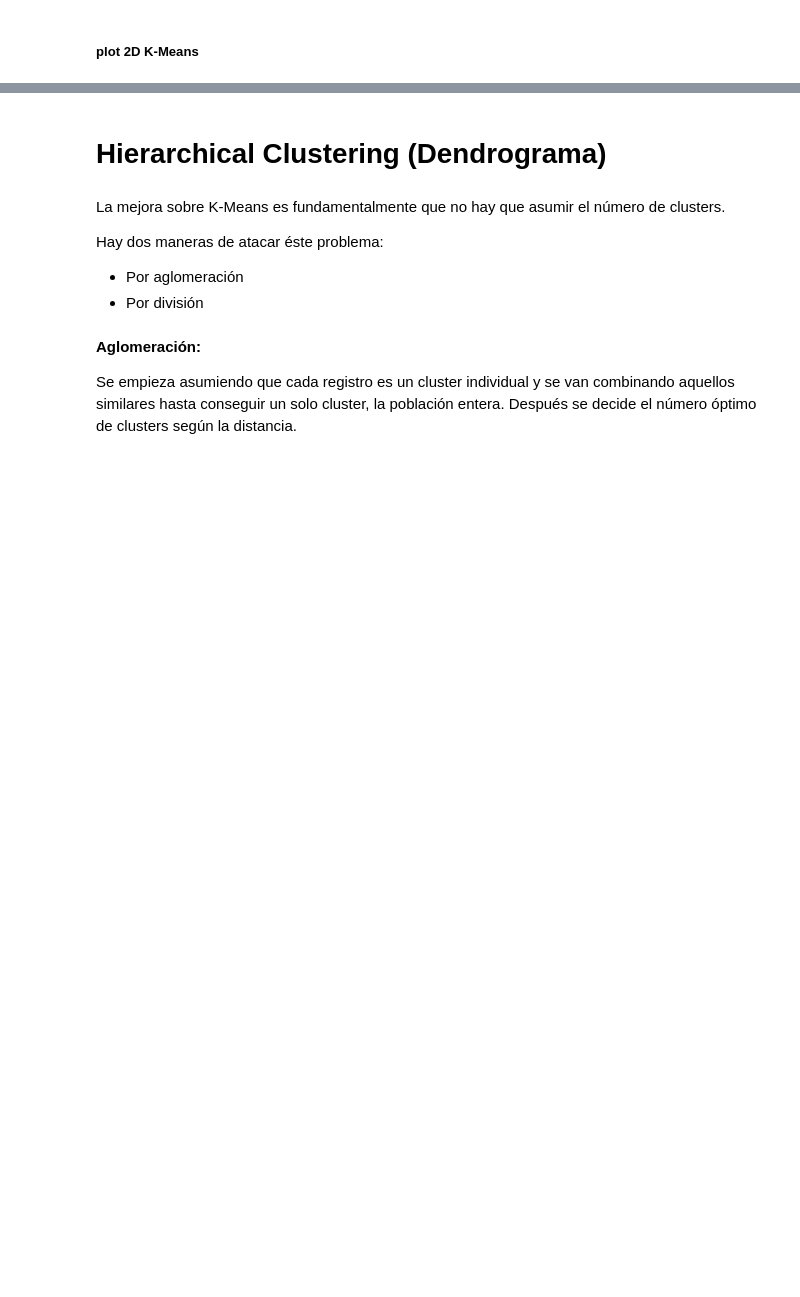
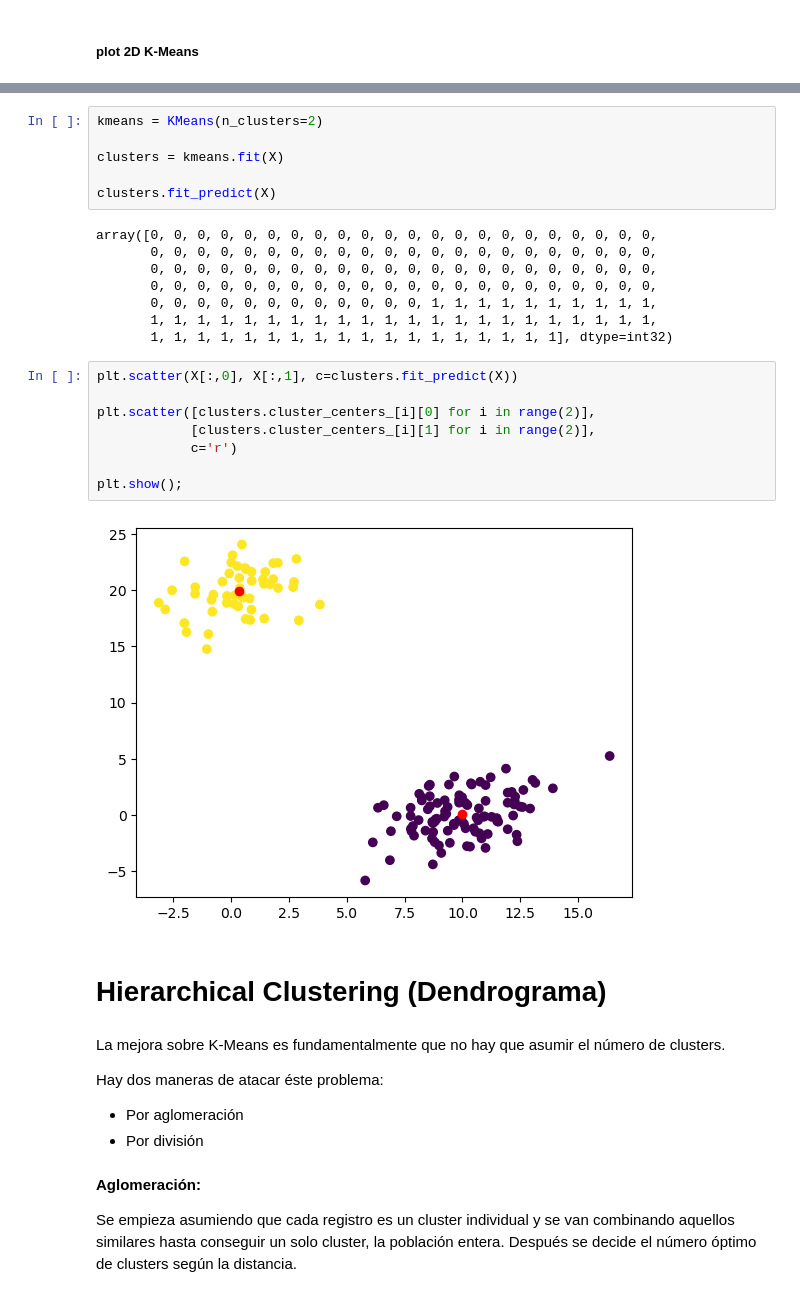
Before and after one commit to Ironhack-Data-Madrid-Octubre-2023/apuntes_clase, a Jupyter notebook: semana_7/4.1 - Intro Unsupervised Learning.ipynb, the cells around one changed output, grey strips where cells are left out. Drawn from its saved outputs; the diff is of its cells as text; blank space fills up the shorter version.

```diff
--- a/semana_7/4.1 - Intro Unsupervised Learning.ipynb
+++ b/semana_7/4.1 - Intro Unsupervised Learning.ipynb
@@ -56,3 +273,27 @@ https://www.naftaliharris.com/blog/visualizing-k-means-clustering/
+# %%
+kmeans = KMeans(n_clusters=2)
+
+clusters = kmeans.fit(X)
+
+clusters.fit_predict(X)
+# %% [output]
+array([0, 0, 0, 0, 0, 0, 0, 0, 0, 0, 0, 0, 0, 0, 0, 0, 0, 0, 0, 0, 0, 0,
+       0, 0, 0, 0, 0, 0, 0, 0, 0, 0, 0, 0, 0, 0, 0, 0, 0, 0, 0, 0, 0, 0,
+       0, 0, 0, 0, 0, 0, 0, 0, 0, 0, 0, 0, 0, 0, 0, 0, 0, 0, 0, 0, 0, 0,
+       0, 0, 0, 0, 0, 0, 0, 0, 0, 0, 0, 0, 0, 0, 0, 0, 0, 0, 0, 0, 0, 0,
+       0, 0, 0, 0, 0, 0, 0, 0, 0, 0, 0, 0, 1, 1, 1, 1, 1, 1, 1, 1, 1, 1,
+       1, 1, 1, 1, 1, 1, 1, 1, 1, 1, 1, 1, 1, 1, 1, 1, 1, 1, 1, 1, 1, 1,
+       1, 1, 1, 1, 1, 1, 1, 1, 1, 1, 1, 1, 1, 1, 1, 1, 1, 1], dtype=int32)
+# %%
+plt.scatter(X[:,0], X[:,1], c=clusters.fit_predict(X))
+
+plt.scatter([clusters.cluster_centers_[i][0] for i in range(2)],
+            [clusters.cluster_centers_[i][1] for i in range(2)],
+            c='r')
+
+plt.show();
+# %% [output]
+[figure, added]
 # %% [markdown]
 # Hierarchical Clustering (Dendrograma)
 # %% [markdown]
```
Also changed, not shown: parts of 55 cells of this notebook.
